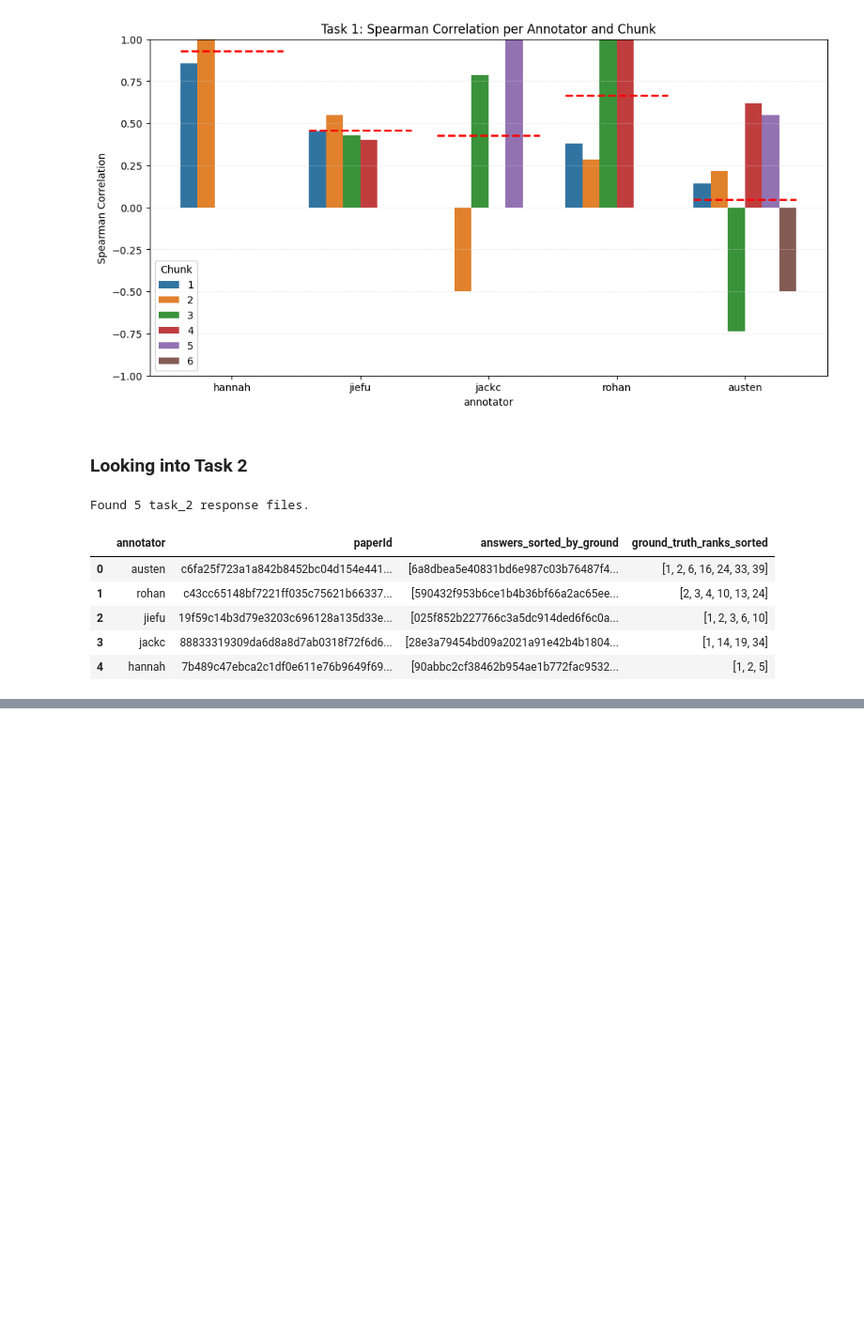
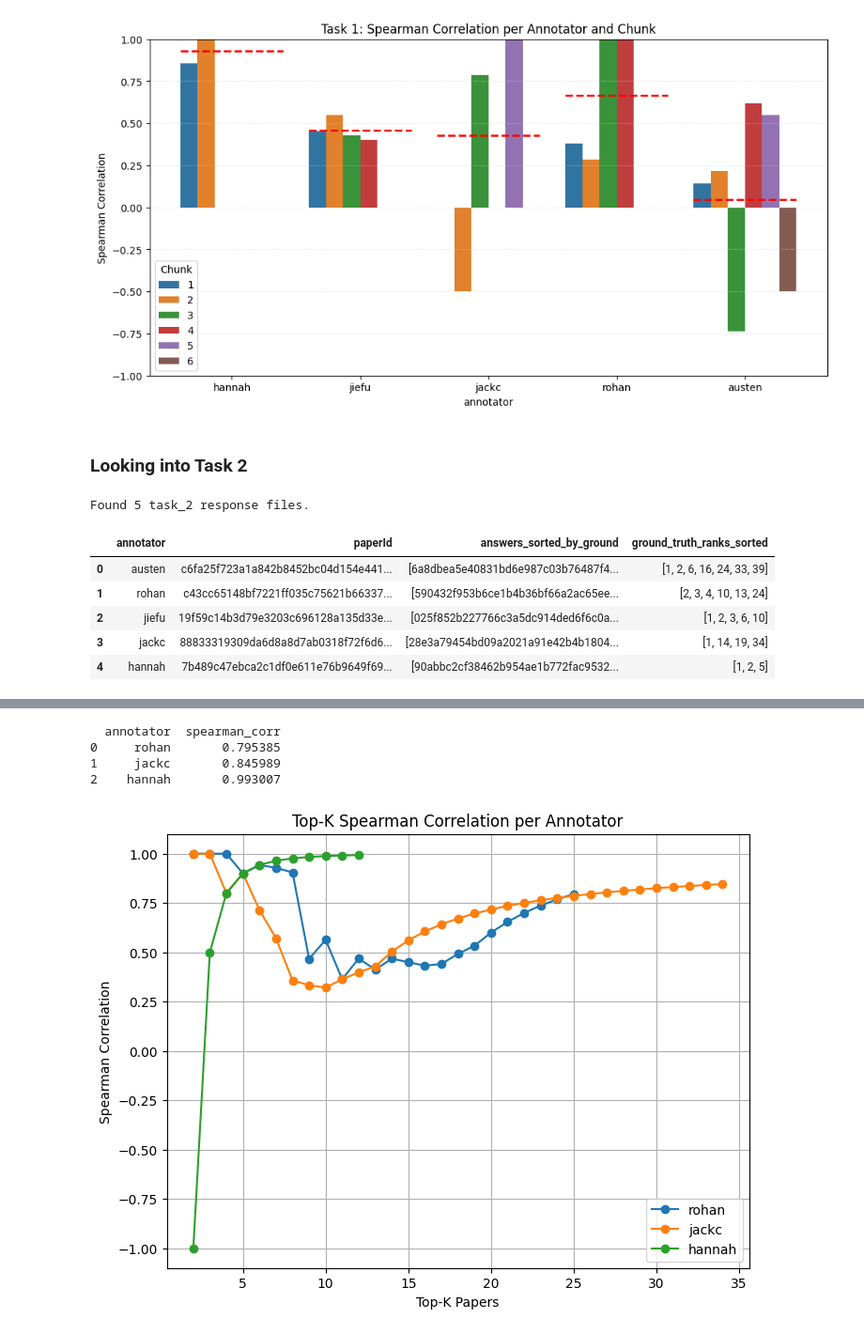
Before and after one commit to isgla/ranking-annotation-website-v2, a Jupyter notebook: responses_analysis.ipynb, the cells around one changed output, grey strips where cells are left out. Shown at 94% size. Cells and saved outputs as stored; diff of their text form; code cells hidden in the pictures; blank space fills up the shorter version.

```diff
--- a/responses_analysis.ipynb
+++ b/responses_analysis.ipynb
@@ -387,0 +868,71 @@ Found 5 task_2 response files.
+# %%
+import json
+import os
+import pandas as pd
+from scipy.stats import spearmanr
+import matplotlib.pyplot as plt
+
+# Paths
+responses_folder = "/Users/hannahgonzalez/Documents/JHU/RankerWebsite/ranking-annotation-website-v2/server/responses/"
+ground_truth_folder = "/Users/hannahgonzalez/Documents/JHU/RankerWebsite/ranking-annotation-website-v2/src/payloads/"
+
+# Store results
+annotator_results = {}
+topk_corr = {}
+
+# Loop over all JSON files in the responses folder
+for filename in os.listdir(responses_folder):
+    if filename.endswith(".json"):
+        annotator_name = filename.split("_")[0]  # e.g., "hannah"
+        response_path = os.path.join(responses_folder, filename)
+        payload_path = os.path.join(ground_truth_folder, filename.replace("_responses_task_2", "-payload-task-2"))  # match filename
+
+        # Load JSONs
+        with open(response_path, "r") as f:
+            responses_data = json.load(f)
+        with open(payload_path, "r") as f:
+            ground_truth_data = json.load(f)
+
+        # Extract paperIds
+        response_paper_ids = [item[0] for item in responses_data[0]["answer"]["answer"]]
+        ground_truth_paper_ids = [candidate["paperId"] for candidate in sorted(ground_truth_data[0]["candidates"], key=lambda x: x["rank"])]
+
+        # Map response IDs to ground truth indices
+        ground_truth_index_map = {pid: i for i, pid in enumerate(ground_truth_paper_ids)}
+        response_indices_in_gt = [ground_truth_index_map[pid] for pid in response_paper_ids]
+        ground_truth_indices = list(range(len(ground_truth_paper_ids)))
+
+        # Compute full Spearman correlation
+        corr, p_value = spearmanr(ground_truth_indices, response_indices_in_gt)
+        annotator_results[annotator_name] = corr
+
+        # Compute top-k Spearman correlations
+        topk_corr[annotator_name] = []
+        N = len(ground_truth_paper_ids)
+        for k in range(1, N+1):
+            corr_k, _ = spearmanr(ground_truth_indices[:k], response_indices_in_gt[:k])
+            topk_corr[annotator_name].append(corr_k)
+
+# Convert full Spearman correlations to DataFrame
+df_results = pd.DataFrame({
+    "annotator": list(annotator_results.keys()),
+    "spearman_corr": list(annotator_results.values())
+})
+print(df_results)
+
+# Plot top-k Spearman correlations
+plt.figure(figsize=(8,6))
+for annotator, corr_list in topk_corr.items():
+    plt.plot(range(1, len(corr_list)+1), corr_list, marker='o', label=annotator)
+plt.xlabel("Top-K Papers")
+plt.ylabel("Spearman Correlation")
+plt.title("Top-K Spearman Correlation per Annotator")
+plt.legend()
+plt.grid(True)
+plt.show()
+# %% [output]
+  annotator  spearman_corr
+0     rohan       0.795385
+1     jackc       0.845989
+2    hannah       0.993007
+[figure, added]
```
Also changed, not shown: parts of 4 cells of this notebook.
